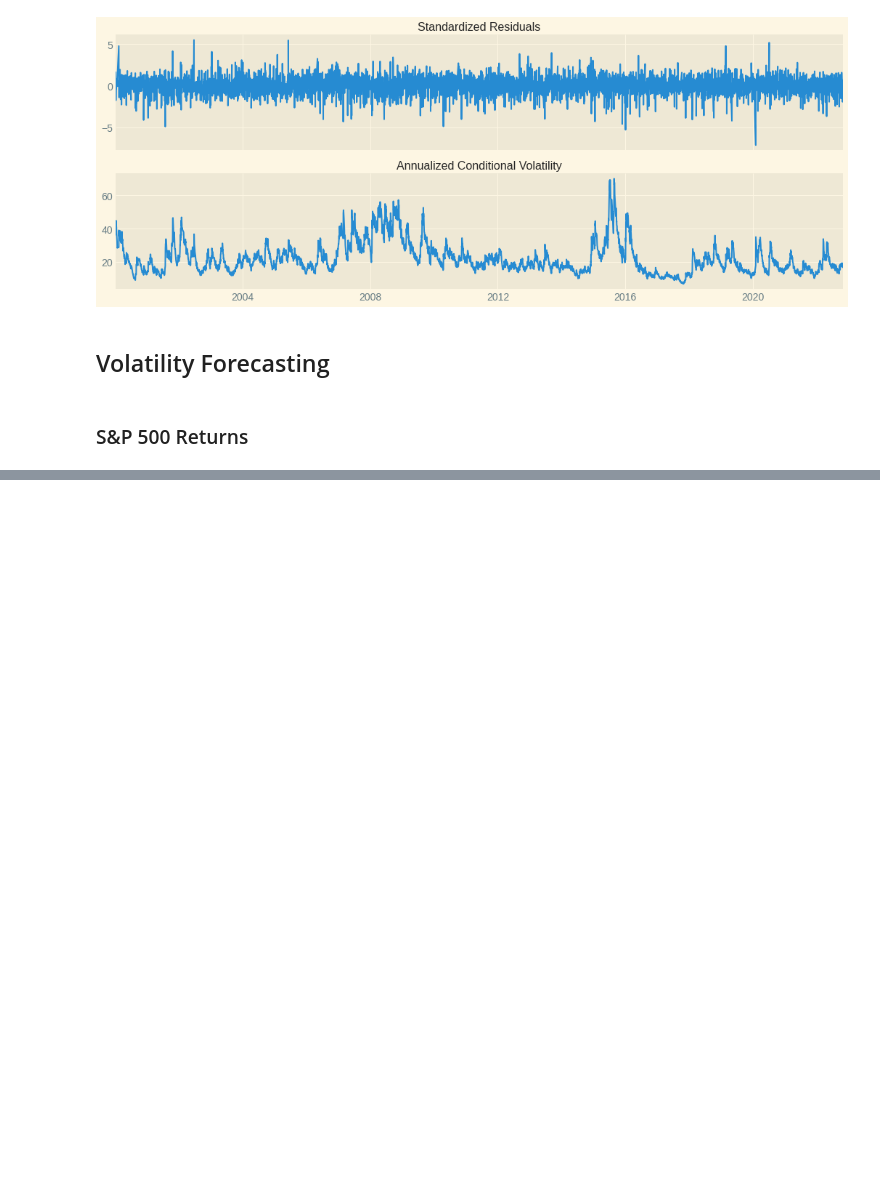
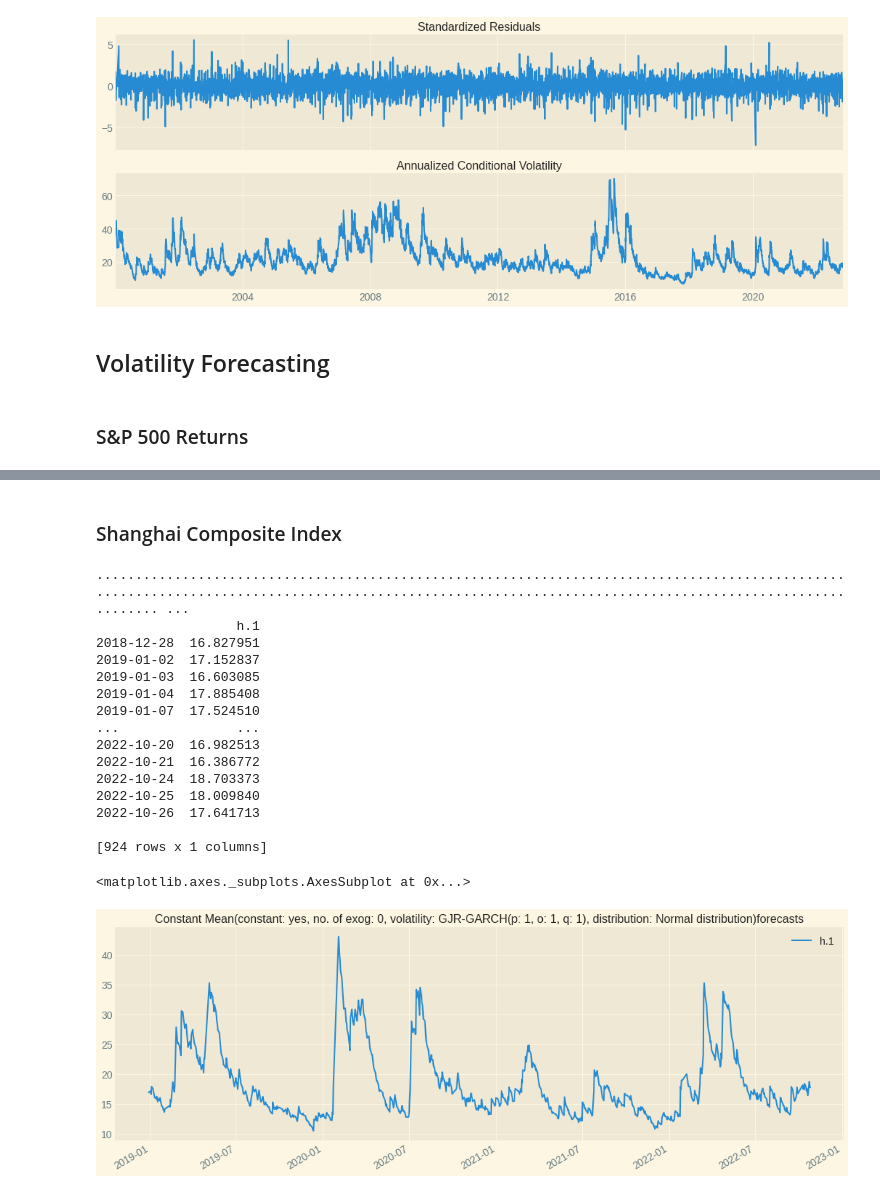
Before and after one commit to yankikalfa/MGTF-405-Business-Forecasting, a Jupyter notebook: Lecture_6_code.ipynb, the cells around one changed output, grey strips where cells are left out. Saved outputs shown, nothing was run; the diff lists cells and outputs as text; code cells hidden in the pictures; blank space fills up the shorter version.

Commit message:
Volatility Forecasting

```diff
--- a/Lecture_6_code.ipynb
+++ b/Lecture_6_code.ipynb
@@ -397,0 +398,48 @@ pd.DataFrame(forecasts).T.plot(title= f'{am}' 'forecasts')
+# %% [markdown]
+### Shanghai Composite Index
+# %%
+import sys
+index = df_sse.index
+start_loc = 0
+end_loc = np.where(index >= "2018-12-31")[0].min()
+
+### Select the forecasting model ###
+# am = am_sse
+# am = gm_sse
+am = lm_sse
+# am = em_sse
+
+### Select Forecasting Horizon ###
+h=1
+
+### Foerecasting Loop ###
+
+forecasts = {}
+for i in range(924):
+    sys.stdout.write(".")
+    sys.stdout.flush()
+    res = am.fit(last_obs=i + end_loc, disp="off")
+    temp = np.sqrt(res.forecast(horizon=h, reindex=False).variance)*np.sqrt(252)
+    fcast = temp.iloc[0]
+    forecasts[fcast.name] = fcast
+print()
+print(pd.DataFrame(forecasts).T)
+pd.DataFrame(forecasts).T.plot(title= f'{am}' 'forecasts')
+# %% [output]
+........................................................................................................................................................................................................ ...
+                  h.1
+2018-12-28  16.827951
+2019-01-02  17.152837
+2019-01-03  16.603085
+2019-01-04  17.885408
+2019-01-07  17.524510
+...               ...
+2022-10-20  16.982513
+2022-10-21  16.386772
+2022-10-24  18.703373
+2022-10-25  18.009840
+2022-10-26  17.641713
+
+[924 rows x 1 columns]
+<matplotlib.axes._subplots.AxesSubplot at 0x...>
+[figure, added]
```
Also changed, not shown: parts of 2 cells of this notebook.
